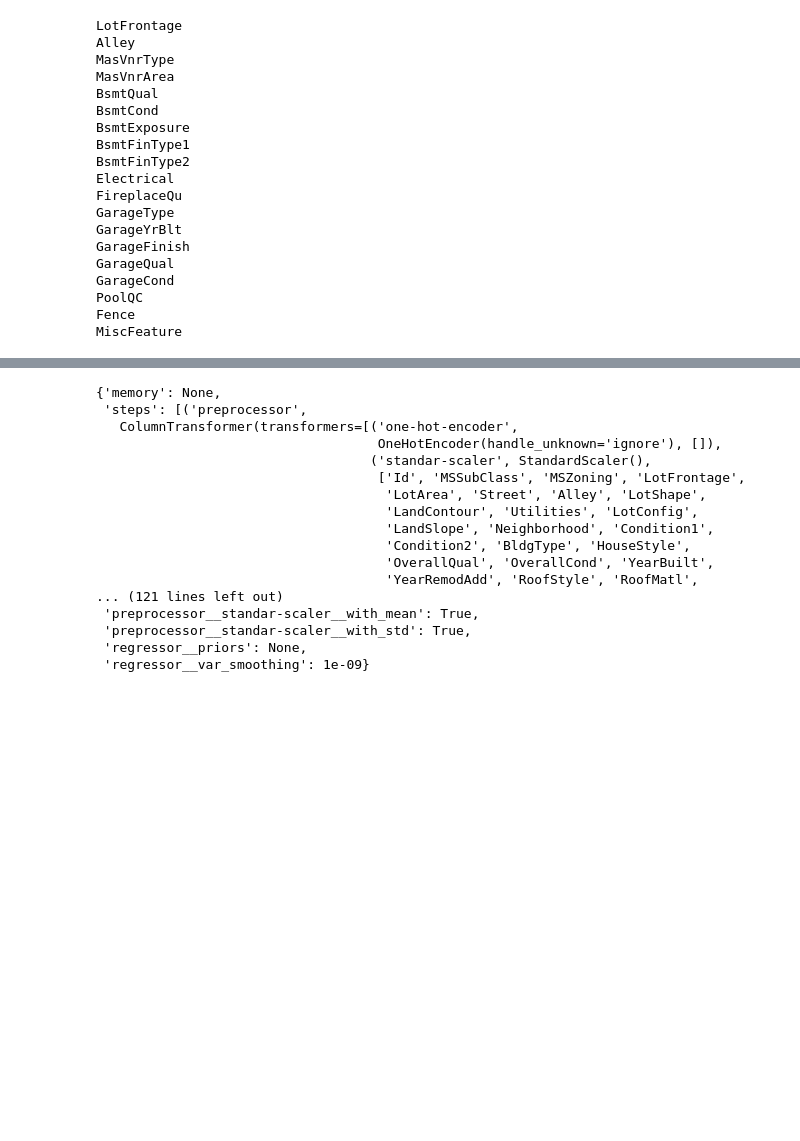
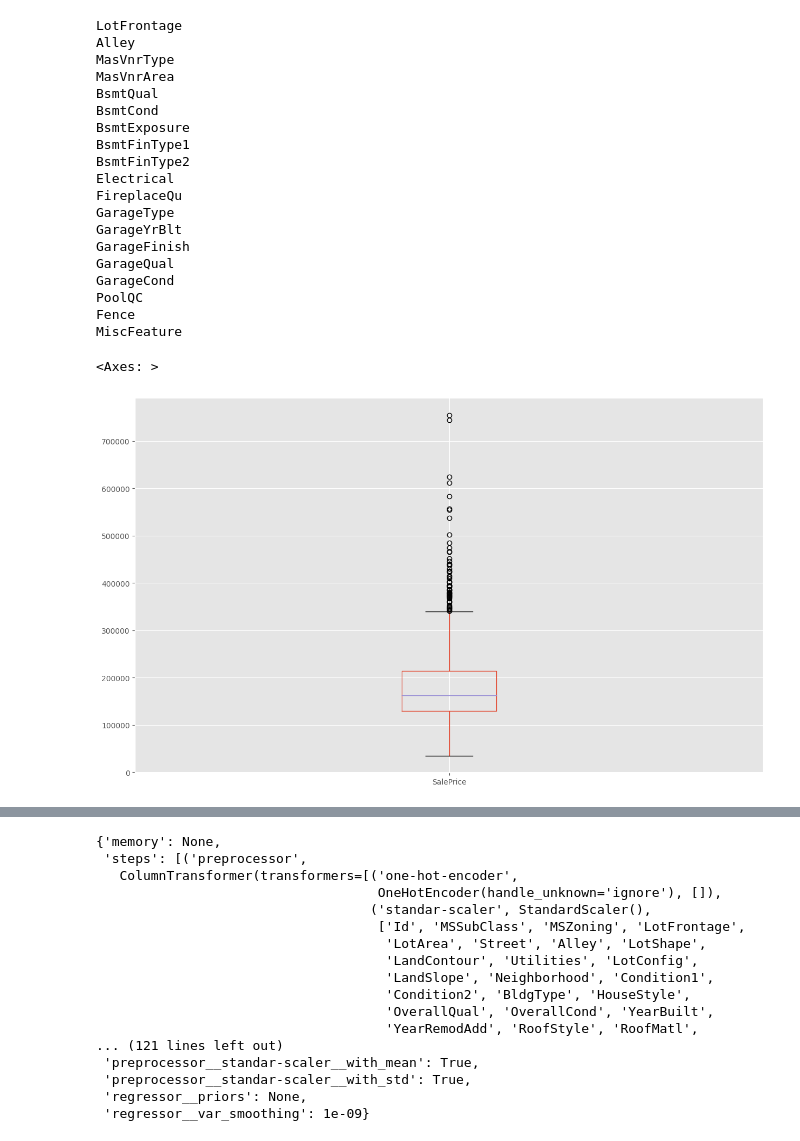
Before and after one commit to estebandonis/HT5-MineriadeDatos, a Jupyter notebook: hoja5.ipynb, the cells around one changed output, grey strips where cells are left out. Cells and saved outputs as stored; diff of their text form; code cells hidden in the pictures; blank space fills up the shorter version.

```diff
--- a/hoja5.ipynb
+++ b/hoja5.ipynb
@@ -95,3 +81,8 @@ GarageCond
 PoolQC
 Fence
 MiscFeature
+# %%
+houses_df[["SalePrice"]].boxplot()
+# %% [output]
+<Axes: >
+[figure, added]
```
Also changed, not shown: parts of 8 cells of this notebook.
